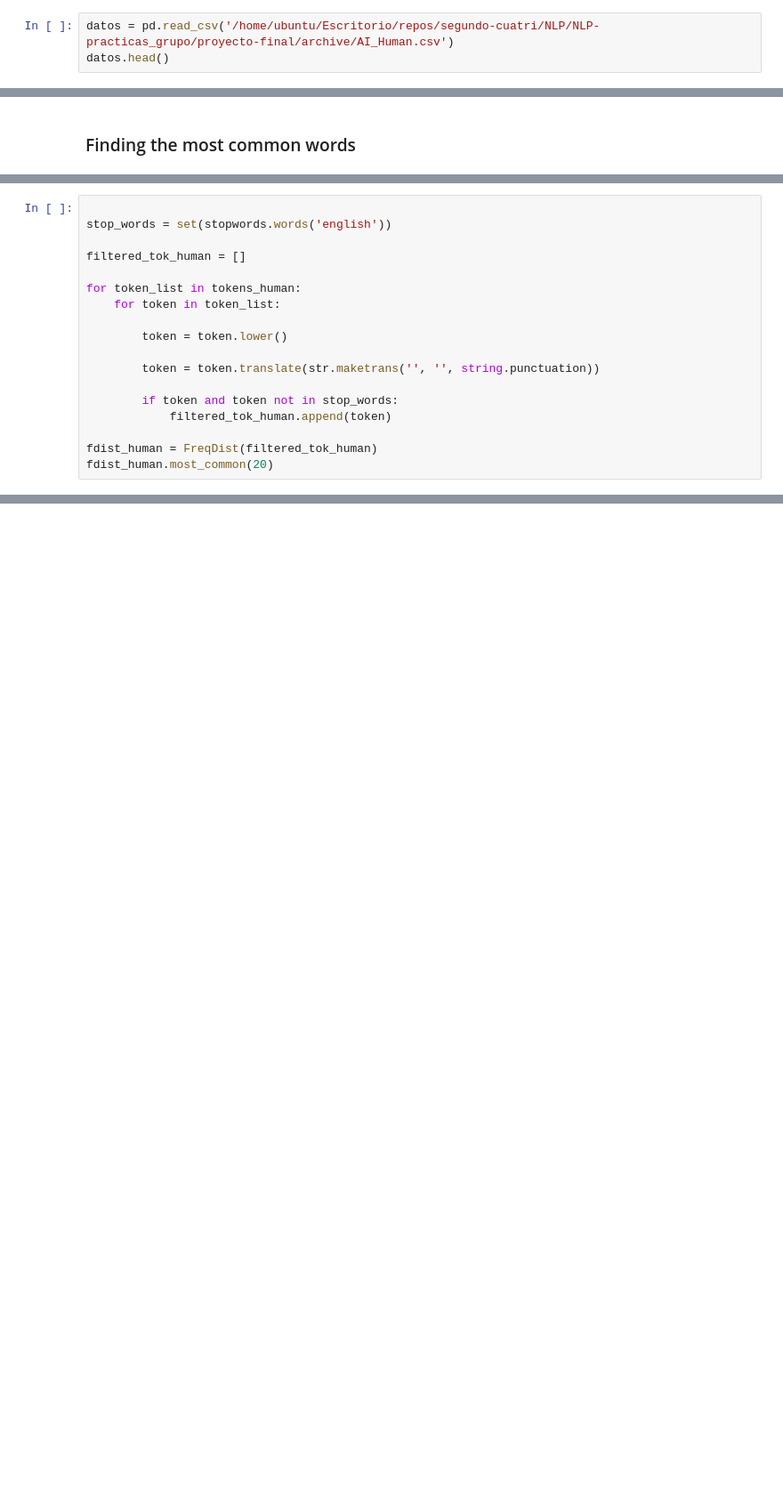
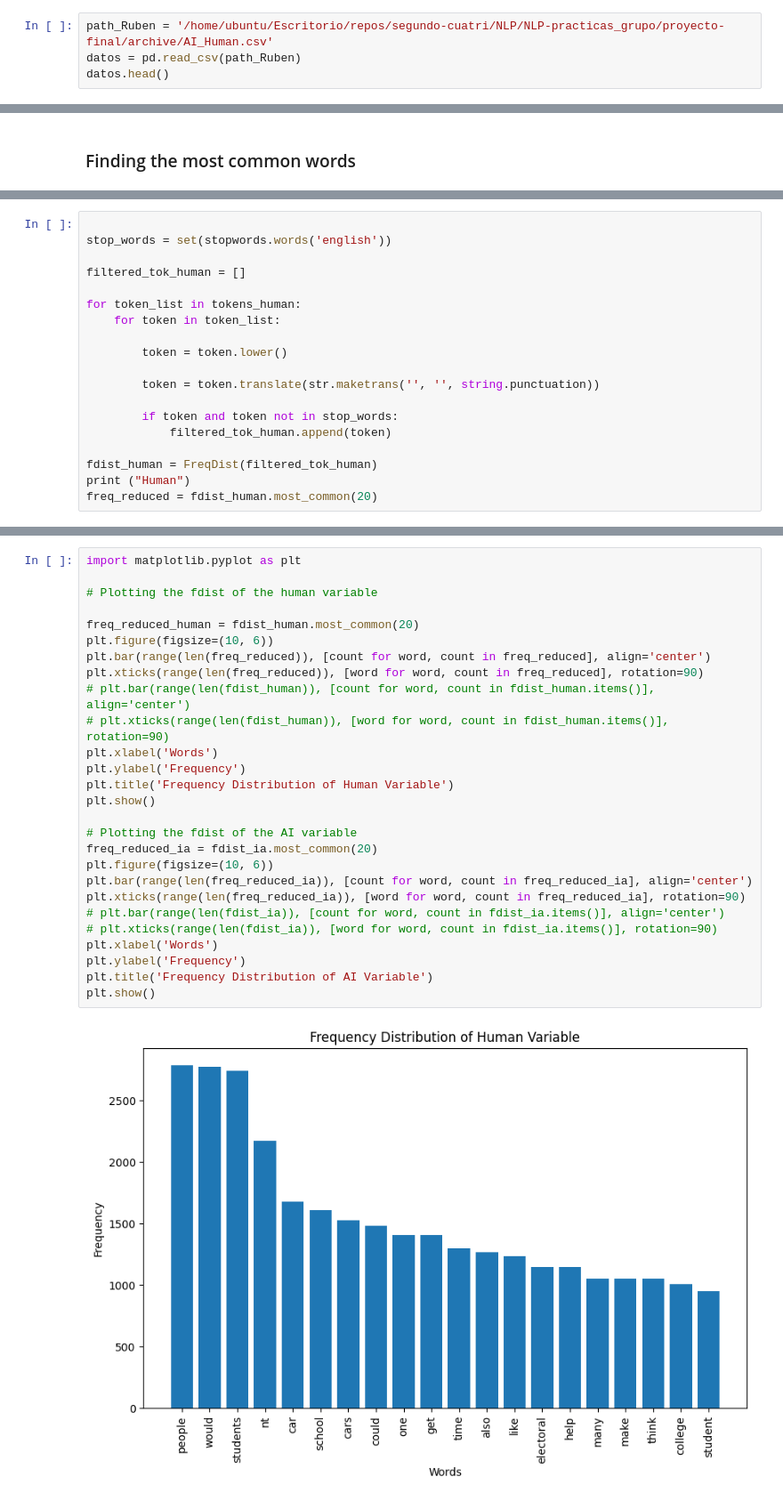
Before and after one commit to RubaGarcia/NLP, a Jupyter notebook: proyecto-final/notebook_final.ipynb, the cells around one changed output, grey strips where cells are left out. Shown: that part at 89% size. Cells and saved outputs as stored; diff of their text form; blank space fills up the shorter version.

Commit message:
avanzado proyecto

```diff
--- a/proyecto-final/notebook_final.ipynb
+++ b/proyecto-final/notebook_final.ipynb
@@ -31,7 +37,8 @@ for dirname, _, filenames in os.walk('/home/ubuntu/Escritorio/repos/segundo-cuat
 /home/ubuntu/Escritorio/repos/segundo-cuatri/NLP/NLP-practicas_grupo/proyecto-final/.ipynb_checkpoints/notebook_final-checkpoint.ipynb
 /home/ubuntu/Escritorio/repos/segundo-cuatri/NLP/NLP-practicas_grupo/proyecto-final/__pycache__/metodos.cpython-310.pyc
 # %%
-datos = pd.read_csv('/home/ubuntu/Escritorio/repos/segundo-cuatri/NLP/NLP-practicas_grupo/proyecto-final/archive/AI_Human.csv')
+path_Ruben = '/home/ubuntu/Escritorio/repos/segundo-cuatri/NLP/NLP-practicas_grupo/proyecto-final/archive/AI_Human.csv'
+datos = pd.read_csv(path_Ruben)
 datos.head()
 # %% [output]
 |  | text | generated |
@@ -255,5 +276,6 @@ for token_list in tokens_human:
             filtered_tok_human.append(token)
 
 fdist_human = FreqDist(filtered_tok_human)
-fdist_human.most_common(20)
+print ("Human")
+freq_reduced = fdist_human.most_common(20)
 # %% [output]
@@ -279,0 +283,29 @@ fdist_human.most_common(20)
+# %%
+import matplotlib.pyplot as plt
+
+# Plotting the fdist of the human variable
+
+freq_reduced_human = fdist_human.most_common(20)
+plt.figure(figsize=(10, 6))
+plt.bar(range(len(freq_reduced)), [count for word, count in freq_reduced], align='center')
+plt.xticks(range(len(freq_reduced)), [word for word, count in freq_reduced], rotation=90)
+# plt.bar(range(len(fdist_human)), [count for word, count in fdist_human.items()], align='center')
+# plt.xticks(range(len(fdist_human)), [word for word, count in fdist_human.items()], rotation=90)
+plt.xlabel('Words')
+plt.ylabel('Frequency')
+plt.title('Frequency Distribution of Human Variable')
+plt.show()
+
+# Plotting the fdist of the AI variable
+freq_reduced_ia = fdist_ia.most_common(20)
+plt.figure(figsize=(10, 6))
+plt.bar(range(len(freq_reduced_ia)), [count for word, count in freq_reduced_ia], align='center')
+plt.xticks(range(len(freq_reduced_ia)), [word for word, count in freq_reduced_ia], rotation=90)
+# plt.bar(range(len(fdist_ia)), [count for word, count in fdist_ia.items()], align='center')
+# plt.xticks(range(len(fdist_ia)), [word for word, count in fdist_ia.items()], rotation=90)
+plt.xlabel('Words')
+plt.ylabel('Frequency')
+plt.title('Frequency Distribution of AI Variable')
+plt.show()
+# %% [output]
+[figure, added]
```
Also changed, not shown: parts of 19 cells of this notebook.
